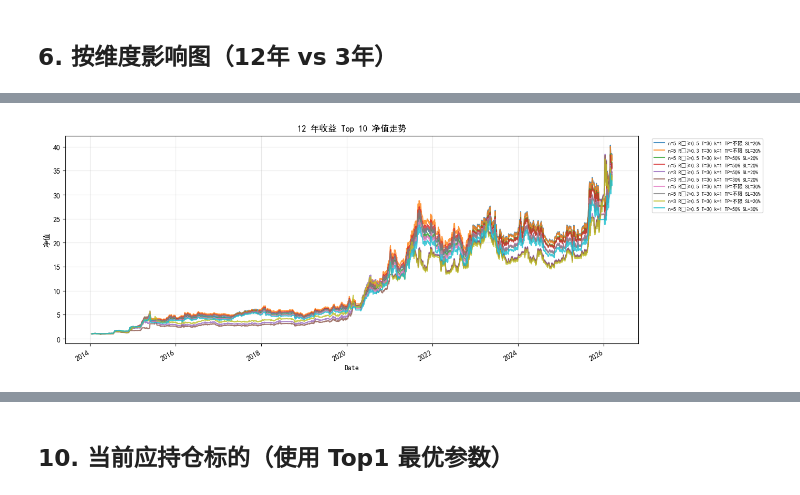
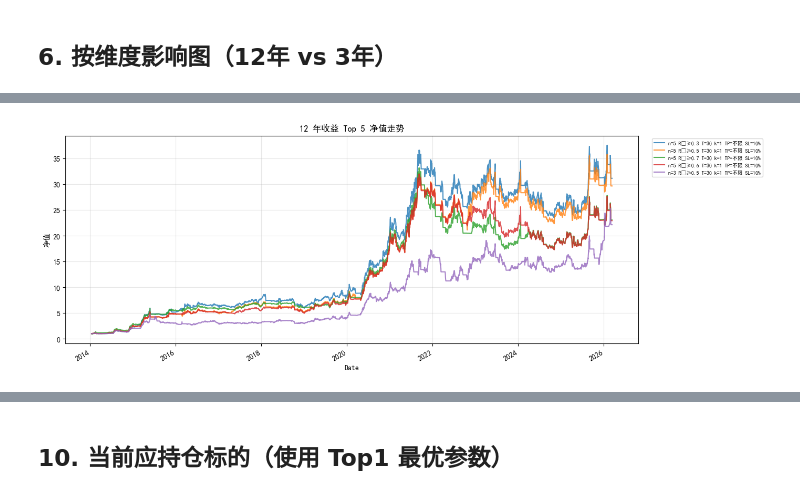
Before and after one commit to thinhunan/etf_momentum, a Jupyter notebook: momentum_backtest.ipynb, the cells around one changed output, grey strips where cells are left out. Cells and saved outputs as stored; diff of their text form; code cells hidden in the pictures.

```diff
--- a/momentum_backtest.ipynb
+++ b/momentum_backtest.ipynb
@@ -252,13 +65,16 @@ def backtest_momentum(
 # %% [markdown]
 ## 3. 定义参数网格
 # %%
-N_LIST = [3, 5, 7, 20, 25, 30, 35, 40]           # 动量回看天数 (移除表现差的10,15; 补充7,35)
-R2_LIST = [0.3, 0.5, 0.6, 0.7, 0.8]               # R² 阈值 (移除0.4≈0.3、0.9最差)
-REBAL_LIST = [10, 15, 20, 25, 30, 45, 60]          # 调仓周期 (移除5最差; 补充25,45,60)
-TOP_K_LIST = [1, 2, 3]                             # 每次持有 ETF 数量 (移除5收益最低)
-TP_LIST = [0.2, 0.3, 0.5, None]                    # 单笔止盈 (None=不限)
-SL_DD_LIST = [0.1, 0.2, 0.3, None]                 # 最大回撤止损 (None=不限)
+N_LIST = [3, 5, 7, 20, 30]           # 动量回看天数
+R2_LIST = [0.3, 0.5, 0.6, 0.7, 0.8]               # R² 阈值
+REBAL_LIST = [10, 15, 20, 30, 60]          # 调仓周期
+TOP_K_LIST = [1, 2, 3]                             # 每次持有 ETF 数量
+# 回测时不设 TP/SL，只跑 (n, r2, rebal, top_k)；TP/SL 由每笔交易 path 后统计得出
+TP_LIST = [0.2, 0.3, 0.5, None]                    # 后处理网格：单笔止盈 (None=不限)
+SL_DD_LIST = [0.1, 0.2, 0.3, None]                 # 后处理网格：最大回撤止损 (None=不限)
 
-param_grid = list(product(N_LIST, R2_LIST, REBAL_LIST, TOP_K_LIST, TP_LIST, SL_DD_LIST))
-print(f'参数组合数: {len(param_grid)}  ({len(N_LIST)}n × {len(R2_LIST)}R² × {len(REBAL_LIST)}rebal × {len(TOP_K_LIST)}topk × {len(TP_LIST)}TP × {len(SL_DD_LIST)}SL)')
+param_grid_core = list(product(N_LIST, R2_LIST, REBAL_LIST, TOP_K_LIST))
+param_grid_tp_sl = list(product(TP_LIST, SL_DD_LIST))
+print(f'核心参数组合数: {len(param_grid_core)}  (回测只跑这组，无 TP/SL)')
+print(f'TP/SL 网格: {len(TP_LIST)}×{len(SL_DD_LIST)} = {len(param_grid_tp_sl)}，由交易 path 后统计得出')
 # %% [output]
@@ -594,66 +528,74 @@ def _nav_key(row):
 
 import re
 
-def _find_nav(cache, row):
+def _find_nav(cache, row, period='12y'):
     key = _nav_key(row)
-    if key in cache:
-        return cache[key]
-    n, r2, rebal, top_k = int(row['n']), round(float(row['R2_threshold']), 4), int(row['rebal_period']), int(row['top_k'])
-    tp = row.get('take_profit', None)
-    sl = row.get('max_dd_stop', None)
-    tp_s = 'inf' if pd.isna(tp) or tp is None else str(tp)
-    sl_s = 'inf' if pd.isna(sl) or sl is None else str(sl)
-    for k in cache:
-        if (f"n={n}_" in k and f"_rebal={rebal}_" in k and f"_topk={top_k}" in k
-                and f"_tp={tp_s}_" in k and f"_sl={sl_s}" in k):
-            m = re.search(r'R2=([\d.]+)', k)
-            if m and abs(float(m.group(1)) - r2) < 1e-5:
-                return cache[k]
-    return None
+    nav = cache.get(key) if key in cache else None
+    if nav is None:
+        n, r2, rebal, top_k = int(row['n']), round(float(row['R2_threshold']), 4), int(row['rebal_period']), int(row['top_k'])
+        tp = row.get('take_profit', None)
+        sl = row.get('max_dd_stop', None)
+        tp_s = 'inf' if pd.isna(tp) or tp is None else str(tp)
+        sl_s = 'inf' if pd.isna(sl) or sl is None else str(sl)
+        for k in cache:
+            if (f"n={n}_" in k and f"_rebal={rebal}_" in k and f"_topk={top_k}" in k
+                    and f"_tp={tp_s}_" in k and f"_sl={sl_s}" in k):
+                m = re.search(r'R2=([\d.]+)', k)
+                if m and abs(float(m.group(1)) - r2) < 1e-5:
+                    nav = cache[k]
+                    break
+    if nav is None:
+        return None
+    if period == '3y' and len(nav) >= 10:
+        last_3 = sorted(nav.index.year.unique())[-3:]
+        nav = nav[nav.index.year.isin(last_3)].copy()
+        # 归一化到起点=1，曲线形态与表格 total_ret_3y 一致（终点≈1+total_ret_3y）
+        nav = nav / nav.iloc[0]
+    return nav
 
 def _make_label(row):
     tp_s = f"{row['take_profit']:.0%}" if pd.notna(row.get('take_profit')) else '不限'
     sl_s = f"{row['max_dd_stop']:.0%}" if pd.notna(row.get('max_dd_stop')) else '不限'
     return f"n={int(row['n'])} R\u00b2\u2265{row['R2_threshold']} T={int(row['rebal_period'])} k={int(row['top_k'])} TP={tp_s} SL={sl_s}"
 
-# 1) 12 年收益 Top 10 走势
-top10_ret_12y = result_df.nlargest(10, 'total_ret_12y')
+# 1) 12 年收益 Top 5 走势
+top5_ret_12y = result_df.nlargest(5, 'total_ret_12y')
 fig, ax = plt.subplots(figsize=(14, 5))
-for _, row in top10_ret_12y.iterrows():
-    nav = _find_nav(nav_cache, row)
+for _, row in top5_ret_12y.iterrows():
+    nav = _find_nav(nav_cache, row, '12y')
     if nav is not None:
         nav.plot(ax=ax, label=_make_label(row), alpha=0.8)
-ax.set_title('12 年收益 Top 10 净值走势'); ax.legend(bbox_to_anchor=(1.02, 1), loc='upper left', fontsize=7)
+ax.set_title('12 年收益 Top 5 净值走势'); ax.legend(bbox_to_anchor=(1.02, 1), loc='upper left', fontsize=7)
 ax.set_ylabel('净值'); ax.grid(True, alpha=0.3); plt.tight_layout(); plt.show()
 
-# 2) 12 年 Sharpe Top 10 走势
-top10_sharpe_12y = result_df.nlargest(10, 'sharpe_12y')
+# 2) 12 年 Sharpe Top 5 走势
+top5_sharpe_12y = result_df.nlargest(5, 'sharpe_12y')
 fig, ax = plt.subplots(figsize=(14, 5))
-for _, row in top10_sharpe_12y.iterrows():
-    nav = _find_nav(nav_cache, row)
+for _, row in top5_sharpe_12y.iterrows():
+    nav = _find_nav(nav_cache, row, '12y')
     if nav is not None:
         nav.plot(ax=ax, label=_make_label(row), alpha=0.8)
-ax.set_title('12 年 Sharpe Top 10 净值走势'); ax.legend(bbox_to_anchor=(1.02, 1), loc='upper left', fontsize=7)
+ax.set_title('12 年 Sharpe Top 5 净值走势'); ax.legend(bbox_to_anchor=(1.02, 1), loc='upper left', fontsize=7)
 ax.set_ylabel('净值'); ax.grid(True, alpha=0.3); plt.tight_layout(); plt.show()
 
-# 3) 3 年收益 Top 10 走势
-top10_ret_3y = result_df.nlargest(10, 'total_ret_3y')
+# 3) 3 年收益 Top 5 走势（同一回测的近 3 年段）
+top5_ret_3y = result_df.nlargest(5, 'total_ret_3y')
 fig, ax = plt.subplots(figsize=(14, 5))
-for _, row in top10_ret_3y.iterrows():
-    nav = _find_nav(nav_cache_3y, row)
+for _, row in top5_ret_3y.iterrows():
+    nav = _find_nav(nav_cache, row, '3y')
     if nav is not None:
         nav.plot(ax=ax, label=_make_label(row), alpha=0.8)
-ax.set_title('3 年收益 Top 10 净值走势'); ax.legend(bbox_to_anchor=(1.02, 1), loc='upper left', fontsize=7)
+ax.set_title('3 年收益 Top 5 净值走势（归一化起点=1，与表格 total_ret_3y 一致）'); ax.legend(bbox_to_anchor=(1.02, 1), loc='upper left', fontsize=7)
 ax.set_ylabel('净值'); ax.grid(True, alpha=0.3); plt.tight_layout(); plt.show()
 
-# 4) 3 年 Sharpe Top 10 走势
-top10_sharpe_3y = result_df.nlargest(10, 'sharpe_3y')
+# 4) 3 年 Sharpe Top 5 走势
+top5_sharpe_3y = result_df.nlargest(5, 'sharpe_3y')
 fig, ax = plt.subplots(figsize=(14, 5))
-for _, row in top10_sharpe_3y.iterrows():
-    nav = _find_nav(nav_cache_3y, row)
+for _, row in top5_sharpe_3y.iterrows():
+    nav = _find_nav(nav_cache, row, '3y')
     if nav is not None:
         nav.plot(ax=ax, label=_make_label(row), alpha=0.8)
-ax.set_title('3 年 Sharpe Top 10 净值走势'); ax.legend(bbox_to_anchor=(1.02, 1), loc='upper left', fontsize=7)
+ax.set_title('3 年 Sharpe Top 5 净值走势（归一化起点=1）'); ax.legend(bbox_to_anchor=(1.02, 1), loc='upper left', fontsize=7)
 ax.set_ylabel('净值'); ax.grid(True, alpha=0.3); plt.tight_layout(); plt.show()
 # %% [output]
-[figure, old version]
+[figure, new version]
```
Also changed, not shown: parts of 21 cells of this notebook, 18 other files.
